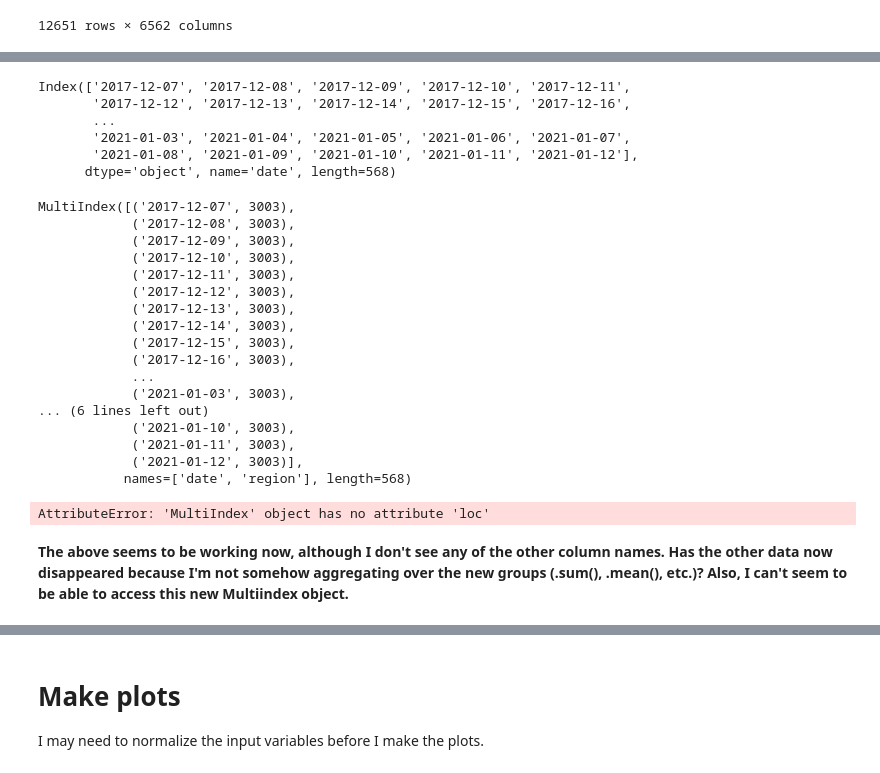
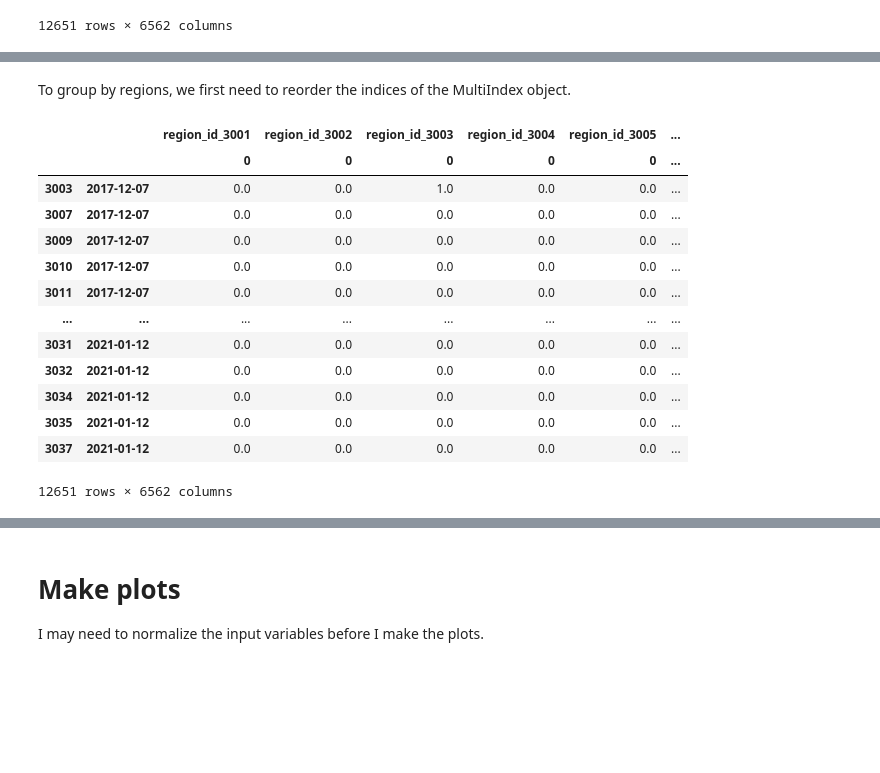
Before and after one commit to NVE/avalanche_ml, a Jupyter notebook: initial_correlations_notebook.ipynb, the cells around one changed output, grey strips where cells are left out. Cells and saved outputs as stored; diff of their text form; code cells hidden in the pictures; blank space fills up the shorter version.

```diff
--- a/analysis/initial_correlations_notebook.ipynb
+++ b/initial_correlations_notebook.ipynb
@@ -240,35 +207,20 @@ MultiIndex([('2017-12-07', 3003),
-# %%
-labeled_data.data.groupby(['region']).groups[3003].get_level_values(0)
-# %% [output]
-Index(['2017-12-07', '2017-12-08', '2017-12-09', '2017-12-10', '2017-12-11',
-       '2017-12-12', '2017-12-13', '2017-12-14', '2017-12-15', '2017-12-16',
-       ...
-       '2021-01-03', '2021-01-04', '2021-01-05', '2021-01-06', '2021-01-07',
-       '2021-01-08', '2021-01-09', '2021-01-10', '2021-01-11', '2021-01-12'],
-      dtype='object', name='date', length=568)
-# %%
-labeled_data.data.groupby(['region']).groups[3003]
-# %% [output]
-MultiIndex([('2017-12-07', 3003),
-            ('2017-12-08', 3003),
-            ('2017-12-09', 3003),
-            ('2017-12-10', 3003),
-            ('2017-12-11', 3003),
-            ('2017-12-12', 3003),
-            ('2017-12-13', 3003),
-            ('2017-12-14', 3003),
-            ('2017-12-15', 3003),
-            ('2017-12-16', 3003),
-            ...
-            ('2021-01-03', 3003),
-... (6 lines left out)
-            ('2021-01-10', 3003),
-            ('2021-01-11', 3003),
-            ('2021-01-12', 3003)],
-           names=['date', 'region'], length=568)
-# %%
-labeled_data.data.groupby(['region']).groups[3003].loc['2017-12-07']
-# %% [output]
-AttributeError: 'MultiIndex' object has no attribute 'loc'
-# %% [markdown]
-**The above seems to be working now, although I don't see any of the other column names. Has the other data now disappeared because I'm not somehow aggregating over the new groups (.sum(), .mean(), etc.)? Also, I can't seem to be able to access this new Multiindex object.**
+# %% [markdown]
+To group by regions, we first need to reorder the indices of the MultiIndex object.
+# %%
+regions = labeled_data.data.reorder_levels([1, 0])
+regions
+# %% [output]
+|  |  | region_id_3001 | region_id_3002 | region_id_3003 | region_id_3004 | region_id_3005 | ... |
+|  |  | 0 | 0 | 0 | 0 | 0 | ... |
+| 3003 | 2017-12-07 | 0.0 | 0.0 | 1.0 | 0.0 | 0.0 | ... |
+| 3007 | 2017-12-07 | 0.0 | 0.0 | 0.0 | 0.0 | 0.0 | ... |
+| 3009 | 2017-12-07 | 0.0 | 0.0 | 0.0 | 0.0 | 0.0 | ... |
+| 3010 | 2017-12-07 | 0.0 | 0.0 | 0.0 | 0.0 | 0.0 | ... |
+| 3011 | 2017-12-07 | 0.0 | 0.0 | 0.0 | 0.0 | 0.0 | ... |
+| ... | ... | ... | ... | ... | ... | ... | ... |
+| 3031 | 2021-01-12 | 0.0 | 0.0 | 0.0 | 0.0 | 0.0 | ... |
+| 3032 | 2021-01-12 | 0.0 | 0.0 | 0.0 | 0.0 | 0.0 | ... |
+| 3034 | 2021-01-12 | 0.0 | 0.0 | 0.0 | 0.0 | 0.0 | ... |
+| 3035 | 2021-01-12 | 0.0 | 0.0 | 0.0 | 0.0 | 0.0 | ... |
+| 3037 | 2021-01-12 | 0.0 | 0.0 | 0.0 | 0.0 | 0.0 | ... |
+12651 rows × 6562 columns
```
Also changed, not shown: parts of 9 cells of this notebook.
